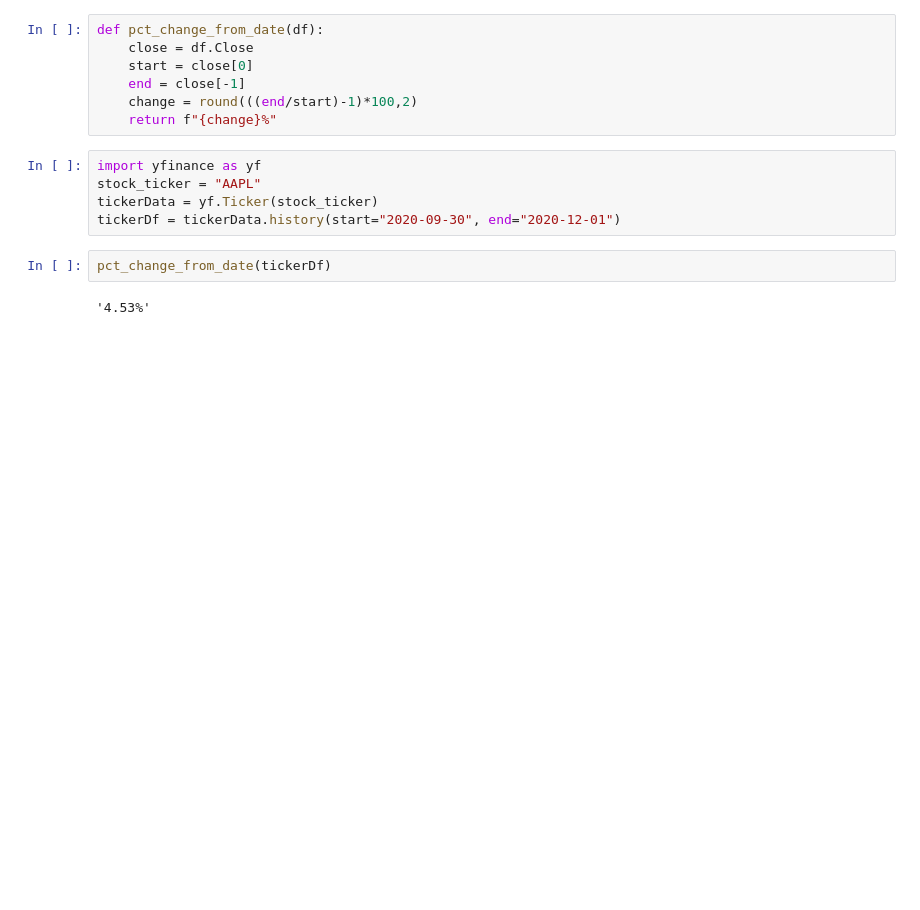
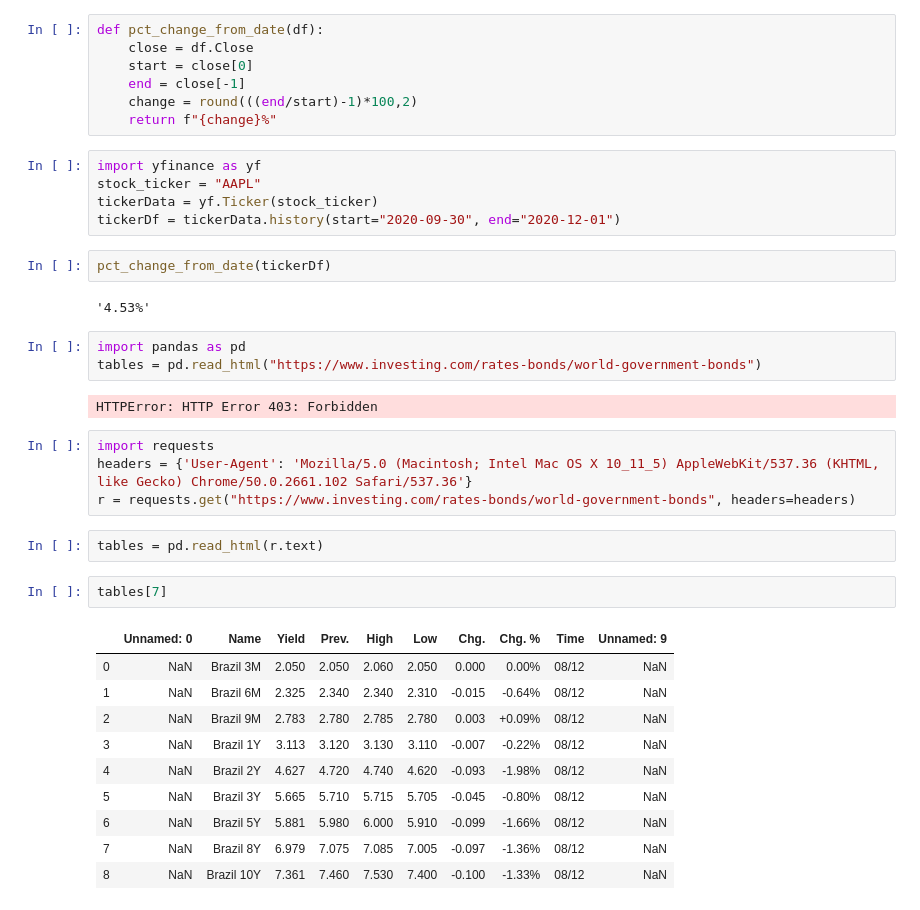
Before and after one commit to is-that-alan/market-monitoring, a Jupyter notebook: Untitled.ipynb, the cells around one changed output. Cells and saved outputs as stored; diff of their text form; blank space fills up the shorter version.

```diff
--- a/Untitled.ipynb
+++ b/Untitled.ipynb
@@ -215,3 +215,27 @@ tickerDf = tickerData.history(start="2020-09-30", end="2020-12-01")
 pct_change_from_date(tickerDf)
 # %% [output]
 '4.53%'
+# %%
+import pandas as pd
+tables = pd.read_html("https://www.investing.com/rates-bonds/world-government-bonds")
+# %% [output]
+HTTPError: HTTP Error 403: Forbidden
+# %%
+import requests
+headers = {'User-Agent': 'Mozilla/5.0 (Macintosh; Intel Mac OS X 10_11_5) AppleWebKit/537.36 (KHTML, like Gecko) Chrome/50.0.2661.102 Safari/537.36'}
+r = requests.get("https://www.investing.com/rates-bonds/world-government-bonds", headers=headers)
+# %%
+tables = pd.read_html(r.text)
+# %%
+tables[7]
+# %% [output]
+|  | Unnamed: 0 | Name | Yield | Prev. | High | Low | Chg. | Chg. % | Time | Unnamed: 9 |
+| 0 | NaN | Brazil 3M | 2.050 | 2.050 | 2.060 | 2.050 | 0.000 | 0.00% | 08/12 | NaN |
+| 1 | NaN | Brazil 6M | 2.325 | 2.340 | 2.340 | 2.310 | -0.015 | -0.64% | 08/12 | NaN |
+| 2 | NaN | Brazil 9M | 2.783 | 2.780 | 2.785 | 2.780 | 0.003 | +0.09% | 08/12 | NaN |
+| 3 | NaN | Brazil 1Y | 3.113 | 3.120 | 3.130 | 3.110 | -0.007 | -0.22% | 08/12 | NaN |
+| 4 | NaN | Brazil 2Y | 4.627 | 4.720 | 4.740 | 4.620 | -0.093 | -1.98% | 08/12 | NaN |
+| 5 | NaN | Brazil 3Y | 5.665 | 5.710 | 5.715 | 5.705 | -0.045 | -0.80% | 08/12 | NaN |
+| 6 | NaN | Brazil 5Y | 5.881 | 5.980 | 6.000 | 5.910 | -0.099 | -1.66% | 08/12 | NaN |
+| 7 | NaN | Brazil 8Y | 6.979 | 7.075 | 7.085 | 7.005 | -0.097 | -1.36% | 08/12 | NaN |
+| 8 | NaN | Brazil 10Y | 7.361 | 7.460 | 7.530 | 7.400 | -0.100 | -1.33% | 08/12 | NaN |
```
Also changed, not shown: parts of 22 cells of this notebook, 4 other files.
